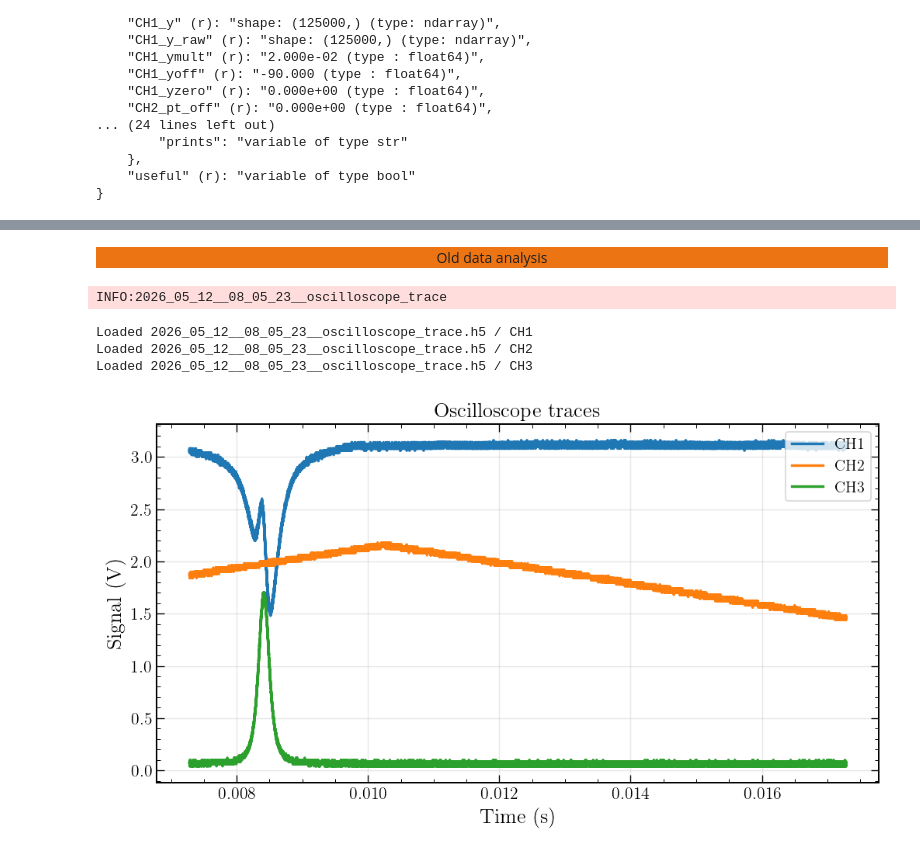
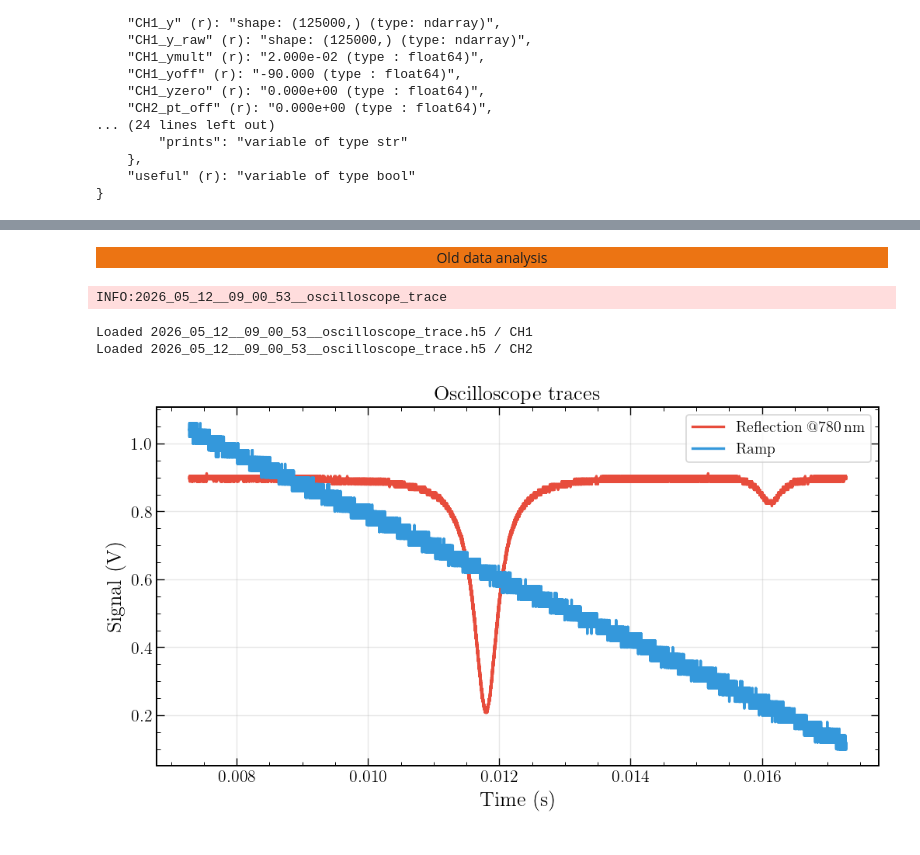
Before and after one commit to eq15t-panda/PANDAManager, a Jupyter notebook: plot_oscillo.ipynb, the cells around one changed output, grey strips where cells are left out. Cells and saved outputs as stored; diff of their text form; code cells hidden in the pictures.

```diff
--- a/plot_oscillo.ipynb
+++ b/plot_oscillo.ipynb
@@ -57,7 +56,8 @@ file_list = []
 
 aqm = AcquisitionAnalysisManager(os.path.join(path_folder_data, name_exp))
 
-name = "2026_05_12__08_05_23__oscilloscope_trace.h5"
+# name = "2026_05_12__08_05_23__oscilloscope_trace.h5"
+name = "2026_05_12__09_00_53__oscilloscope_trace.h5"
 full_path = os.path.join(path_folder_data, name_exp, name)
 aqm.analysis_cell(filename=full_path)
 
@@ -78,21 +78,36 @@ for ch in channels:
     print(f"Loaded {name} / {ch}")
 # %% [output]
 Old data analysis
-INFO:2026_05_12__08_05_23__oscilloscope_trace
+INFO:2026_05_12__09_00_53__oscilloscope_trace
-Loaded 2026_05_12__08_05_23__oscilloscope_trace.h5 / CH1
-Loaded 2026_05_12__08_05_23__oscilloscope_trace.h5 / CH2
-Loaded 2026_05_12__08_05_23__oscilloscope_trace.h5 / CH3
+Loaded 2026_05_12__09_00_53__oscilloscope_trace.h5 / CH1
+Loaded 2026_05_12__09_00_53__oscilloscope_trace.h5 / CH2
 # %%
+# custom labels
+label_map = {
+    "CH1": r"Reflection $@780\,\mathrm{nm}$",
+    "CH2": r"Ramp",
+    "CH3": r"Transmission $@390\,\mathrm{nm}$",
+}
+
 # Plot
-plt.figure(figsize=(10,5))
+set_plot_style()
+fig, ax = plt.subplots(figsize=(10,5))
+
 for x, y, ch in zip(x_list, y_list, ch_list):
-    plt.plot(x, y, label=ch)
-plt.xlabel("Time (s)")
-plt.ylabel(f"Signal (V)")
-plt.title("Oscilloscope traces")
-plt.grid()
-legend = plt.legend(loc="upper right", frameon=True)
+
+    # fallback to channel name if not defined
+    label = label_map.get(ch, ch)
+
+    ax.plot(x, y, label=label)
+
+ax.set_xlabel("Time (s)")
+ax.set_ylabel("Signal (V)")
+ax.set_title("Oscilloscope traces")
+ax.grid()
+
+legend = ax.legend(loc="upper right", frameon=True)
 legend.get_frame().set_facecolor('white')
+
 plt.show()
 # %% [output]
-[figure, old version]
+[figure, new version]
```
Also changed, not shown: parts of 4 cells of this notebook, 18 other files.
